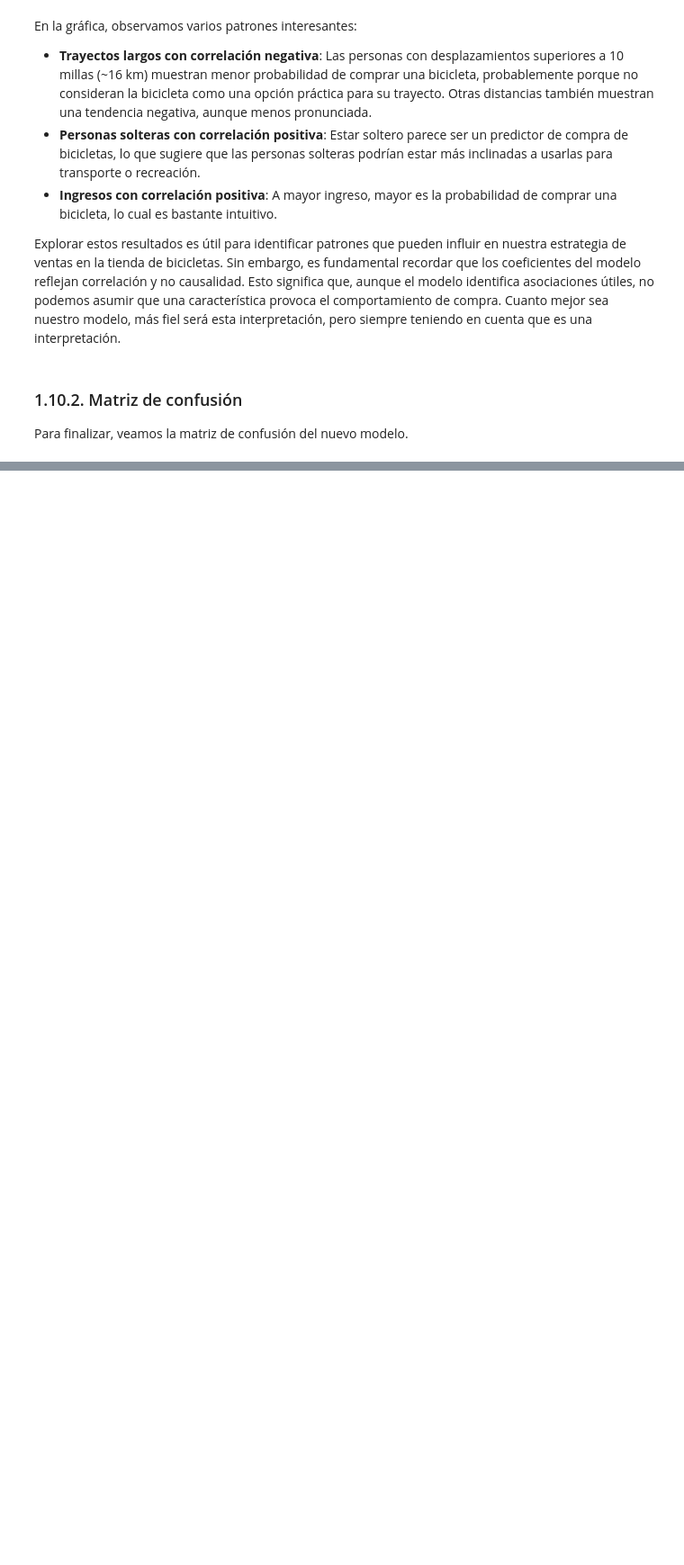
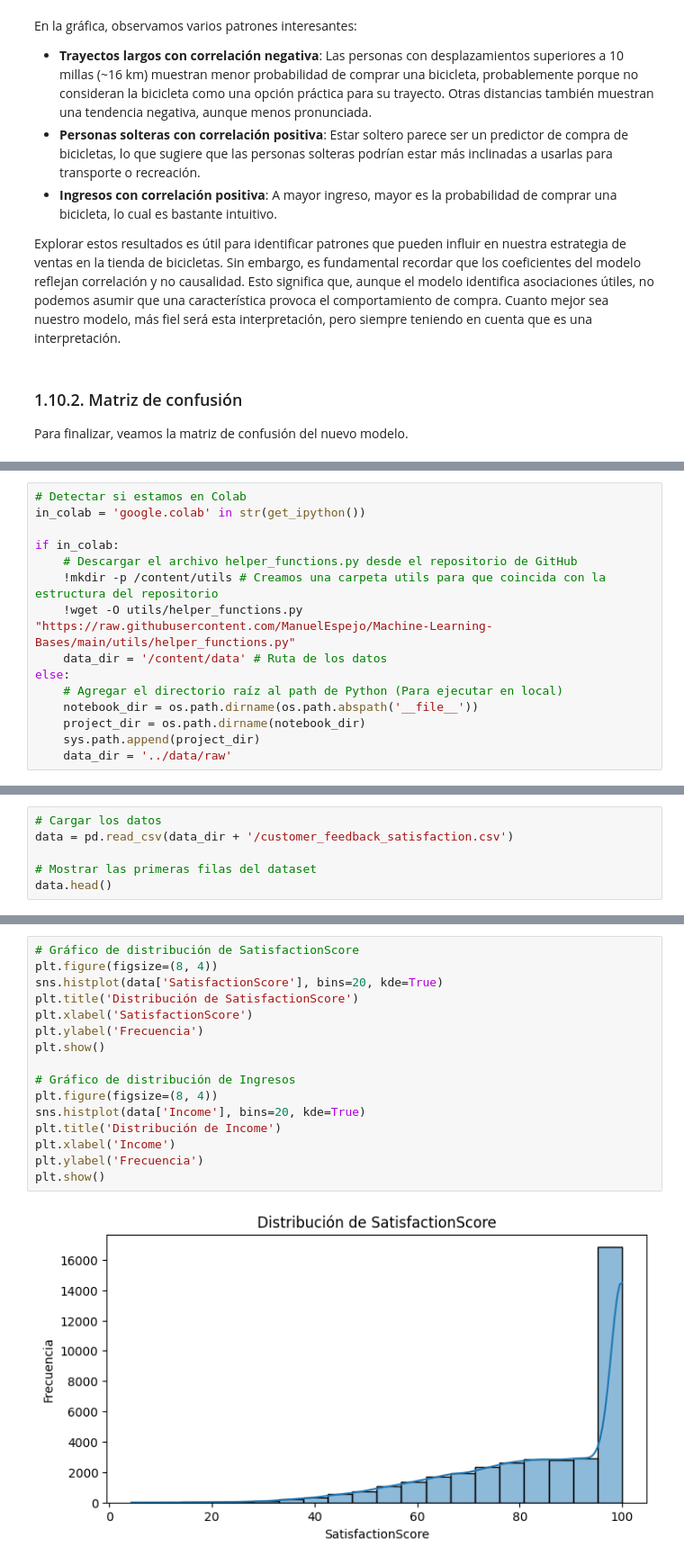
Before and after one commit to ManuelEspejo/Fundamentos-Machine-Learning, a Jupyter notebook: notebooks/01_Aprendizaje-Supervisado.ipynb, the cells around one changed output, grey strips where cells are left out. Shown at 90% size. Saved outputs shown, nothing was run; the diff lists cells and outputs as text; blank space fills up the shorter version.

Commit message:
update notebook 1: linear regression example

```diff
--- a/notebooks/01_Aprendizaje-Supervisado.ipynb
+++ b/notebooks/01_Aprendizaje-Supervisado.ipynb
@@ -739,0 +811,15 @@ plt.show()
+# %%
+# Detectar si estamos en Colab
+in_colab = 'google.colab' in str(get_ipython())
+
+if in_colab:
+    # Descargar el archivo helper_functions.py desde el repositorio de GitHub
+    !mkdir -p /content/utils # Creamos una carpeta utils para que coincida con la estructura del repositorio
+    !wget -O utils/helper_functions.py "https://raw.githubusercontent.com/ManuelEspejo/Machine-Learning-Bases/main/utils/helper_functions.py"
+    data_dir = '/content/data' # Ruta de los datos
+else:
+    # Agregar el directorio raíz al path de Python (Para ejecutar en local)
+    notebook_dir = os.path.dirname(os.path.abspath('__file__'))
+    project_dir = os.path.dirname(notebook_dir)
+    sys.path.append(project_dir)
+    data_dir = '../data/raw'
@@ -739,0 +843,6 @@ plt.show()
+# %%
+# Cargar los datos
+data = pd.read_csv(data_dir + '/customer_feedback_satisfaction.csv')
+
+# Mostrar las primeras filas del dataset
+data.head()
@@ -739,0 +924,18 @@ plt.show()
+# %%
+# Gráfico de distribución de SatisfactionScore
+plt.figure(figsize=(8, 4))
+sns.histplot(data['SatisfactionScore'], bins=20, kde=True)
+plt.title('Distribución de SatisfactionScore')
+plt.xlabel('SatisfactionScore')
+plt.ylabel('Frecuencia')
+plt.show()
+
+# Gráfico de distribución de Ingresos
+plt.figure(figsize=(8, 4))
+sns.histplot(data['Income'], bins=20, kde=True)
+plt.title('Distribución de Income')
+plt.xlabel('Income')
+plt.ylabel('Frecuencia')
+plt.show()
+# %% [output]
+[figure, added]
```
Also changed, not shown: parts of 69 cells of this notebook.
